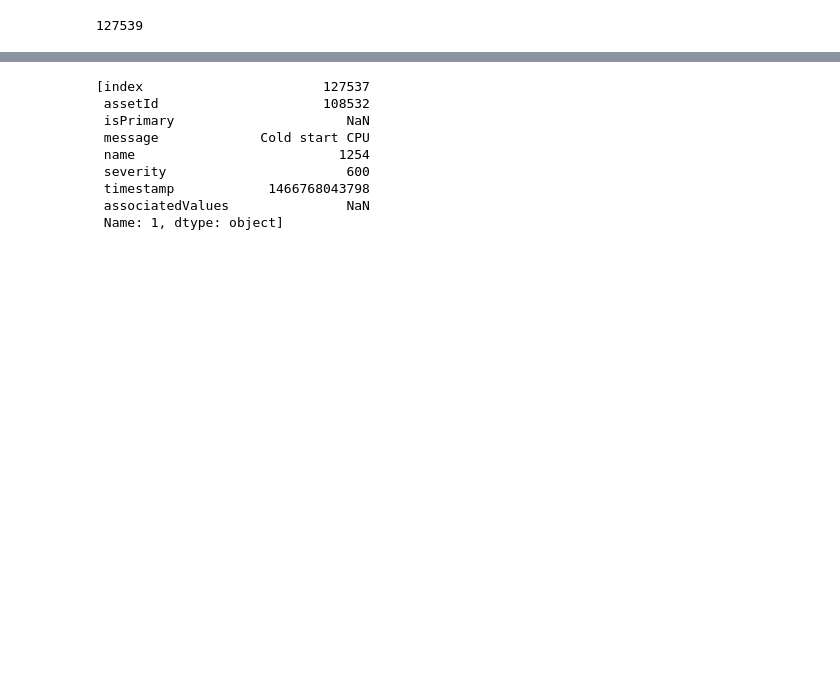
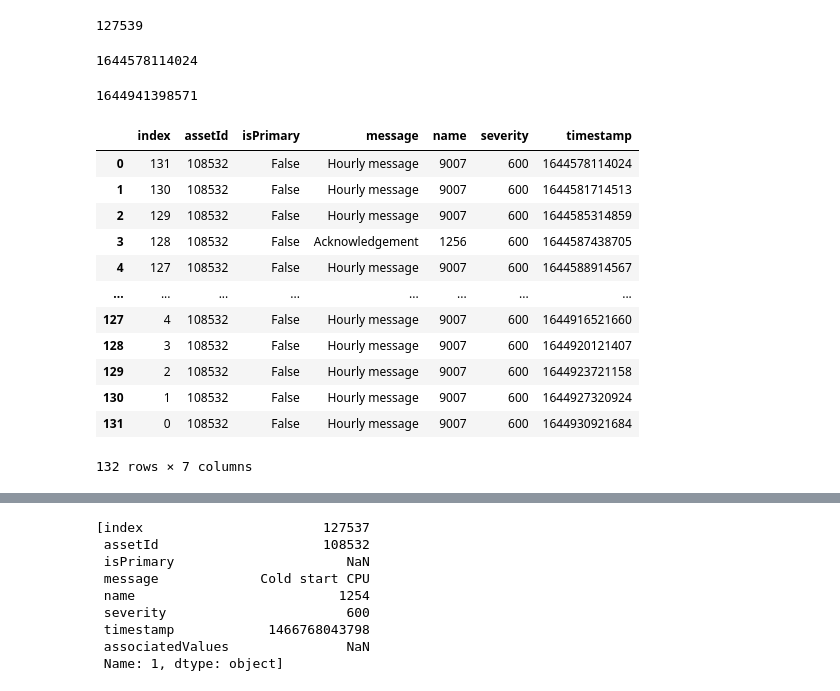
Before and after one commit to dieterch/statemachine, a Jupyter notebook: sm_test.ipynb, the cells around one changed output, grey strips where cells are left out. Cells and saved outputs as stored; diff of their text form; code cells hidden in the pictures; blank space fills up the shorter version.

```diff
--- a/sm_test.ipynb
+++ b/sm_test.ipynb
@@ -39,6 +109,6 @@ e.dash
 # %%
 #from dfsm import msgFSM
-messages = pd.read_pickle('1184199_messages.pkl').reset_index()
+messages = pd.read_pickle('./data/1184199_messages.pkl').reset_index()
 messages.shape[0]
 # %% [output]
 127539
@@ -48,0 +119,27 @@ messages.shape[0]
+# %%
+tsfrom = int(messages.iloc[-1]['timestamp'])
+tsfrom
+# %% [output]
+1644578114024
+# %%
+tsnow = int(pd.Timestamp.now().timestamp() * 1e3)
+tsnow
+# %% [output]
+1644941398571
+# %%
+new_messages = e.batch_hist_alarms(p_severities=[600,650,700,800], p_from=tsfrom, p_to=tsnow)[::-1].reset_index()
+new_messages
+# %% [output]
+|  | index | assetId | isPrimary | message | name | severity | timestamp |
+| 0 | 131 | 108532 | False | Hourly message | 9007 | 600 | 1644578114024 |
+| 1 | 130 | 108532 | False | Hourly message | 9007 | 600 | 1644581714513 |
+| 2 | 129 | 108532 | False | Hourly message | 9007 | 600 | 1644585314859 |
+| 3 | 128 | 108532 | False | Acknowledgement | 1256 | 600 | 1644587438705 |
+| 4 | 127 | 108532 | False | Hourly message | 9007 | 600 | 1644588914567 |
+| ... | ... | ... | ... | ... | ... | ... | ... |
+| 127 | 4 | 108532 | False | Hourly message | 9007 | 600 | 1644916521660 |
+| 128 | 3 | 108532 | False | Hourly message | 9007 | 600 | 1644920121407 |
+| 129 | 2 | 108532 | False | Hourly message | 9007 | 600 | 1644923721158 |
+| 130 | 1 | 108532 | False | Hourly message | 9007 | 600 | 1644927320924 |
+| 131 | 0 | 108532 | False | Hourly message | 9007 | 600 | 1644930921684 |
+132 rows × 7 columns
```
Also changed, not shown: parts of 14 cells of this notebook, 4 other files.
